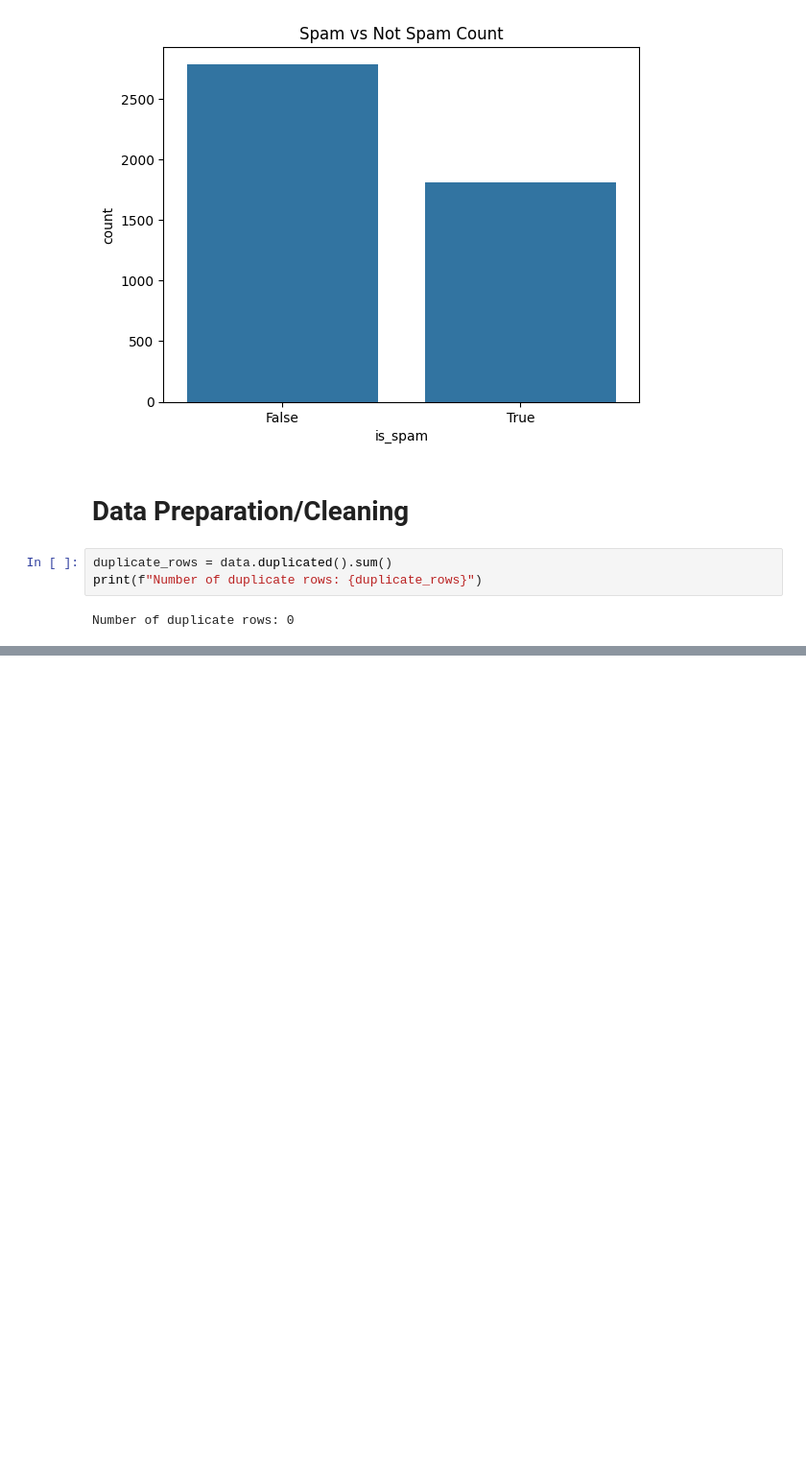
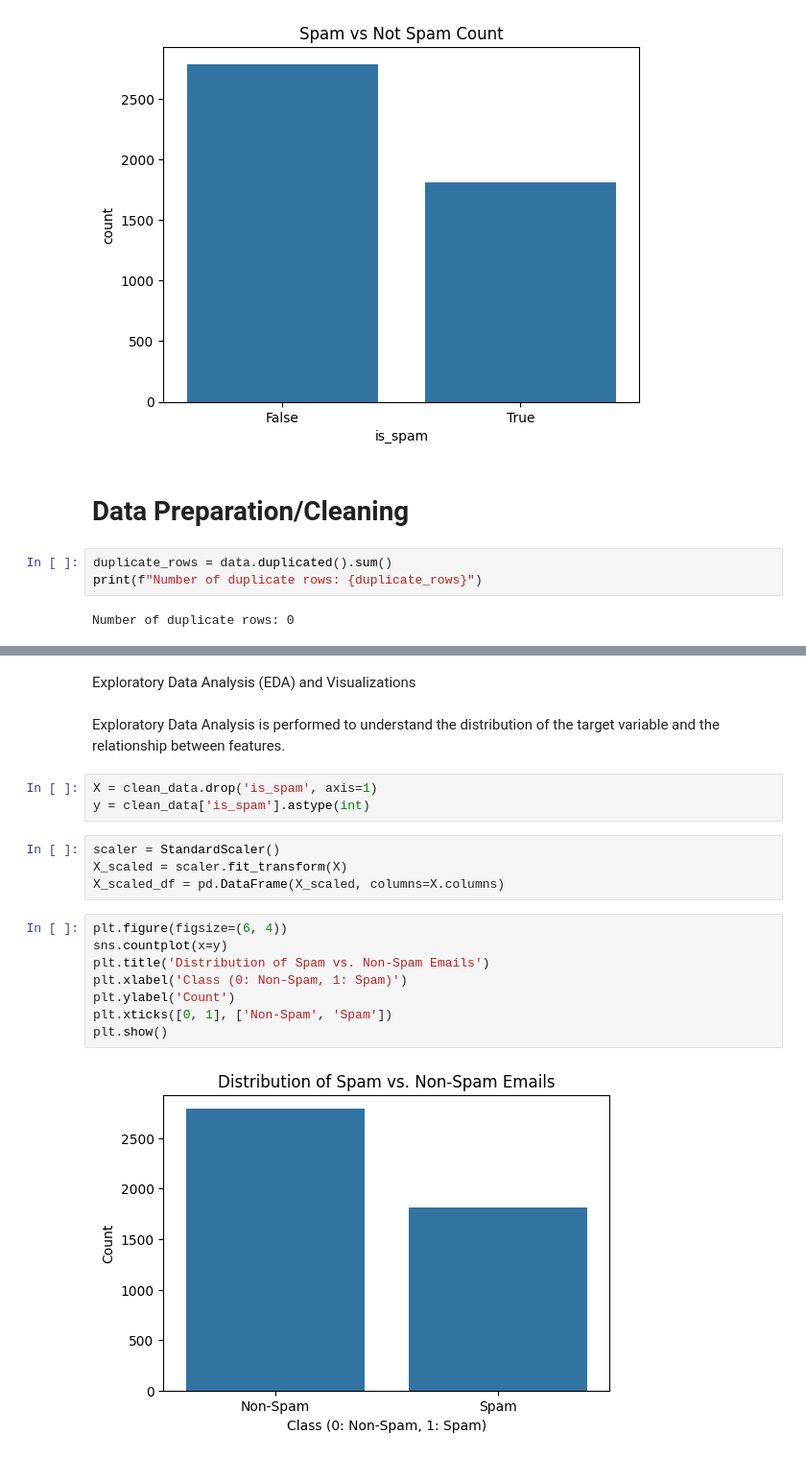
Before and after one commit to olgascode1/Data_Exploration_CA2, a Jupyter notebook: L7 Data Exploration CA2v4.ipynb, the cells around one changed output, grey strips where cells are left out. Shown: that part at 96% size. Drawn from its saved outputs; the diff is of its cells as text; blank space fills up the shorter version.

```diff
--- a/L7 Data Exploration CA2v4.ipynb
+++ b/L7 Data Exploration CA2v4.ipynb
@@ -128,0 +148,21 @@ KeyError: '[0] not found in axis'
+# %% [markdown]
+Exploratory Data Analysis (EDA) and Visualizations
+# %% [markdown]
+Exploratory Data Analysis is performed to understand the distribution of the target variable and the relationship between features.
+# %%
+X = clean_data.drop('is_spam', axis=1)
+y = clean_data['is_spam'].astype(int)
+# %%
+scaler = StandardScaler()
+X_scaled = scaler.fit_transform(X)
+X_scaled_df = pd.DataFrame(X_scaled, columns=X.columns)
+# %%
+plt.figure(figsize=(6, 4))
+sns.countplot(x=y)
+plt.title('Distribution of Spam vs. Non-Spam Emails')
+plt.xlabel('Class (0: Non-Spam, 1: Spam)')
+plt.ylabel('Count')
+plt.xticks([0, 1], ['Non-Spam', 'Spam'])
+plt.show()
+# %% [output]
+[figure, added]
```
Also changed, not shown: parts of 11 cells of this notebook.
